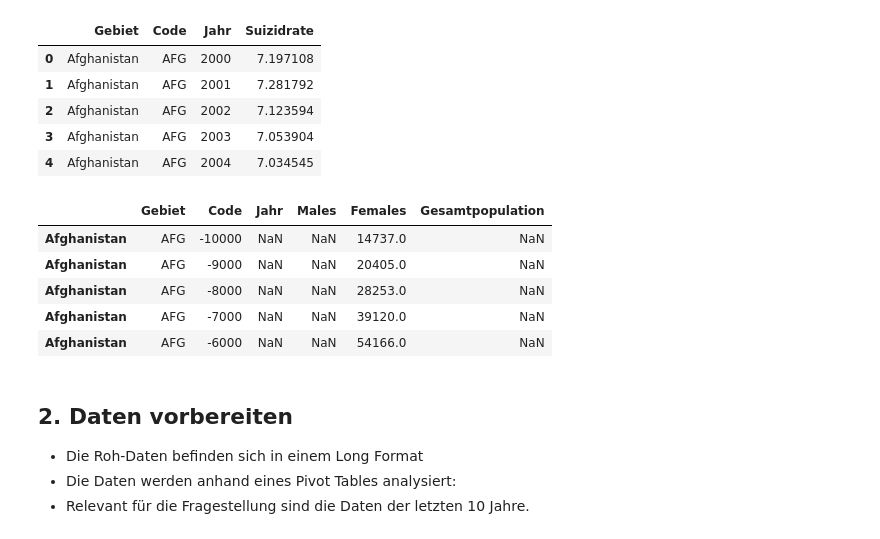
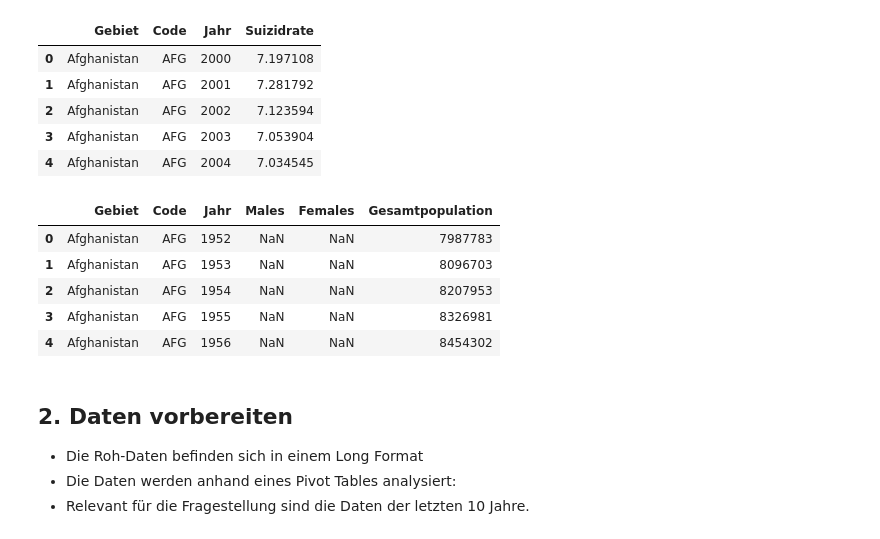
Before and after one commit to cardoali/BMLD-Python, a Jupyter notebook: Grundgerüst_Leistungsnachweis.ipynb, the cells around one changed output. Cells and saved outputs as stored; diff of their text form; code cells hidden in the pictures.

```diff
--- a/Grundgerüst_Leistungsnachweis.ipynb
+++ b/Grundgerüst_Leistungsnachweis.ipynb
@@ -42,16 +42,16 @@ df.head()
 | 3 | Afghanistan | AFG | 2003 | 7.053904 |
 | 4 | Afghanistan | AFG | 2004 | 7.034545 |
 # %%
-df = pd.read_csv('Zusätzlicher Datensatz.csv', skiprows=1,
-                 names=['Gebiet','Code','Jahr','Males', 'Females','Gesamtpopulation'])
+df = pd.read_csv('suicide-rate-male-female-who-mdb.csv', usecols=[0,1,2,3,4,5], skiprows=1,
+                 names=['Gebiet','Code','Jahr','Males', 'Females','Gesamtpopulation','Weltregionen'])
 df.head()
 # %% [output]
 |  | Gebiet | Code | Jahr | Males | Females | Gesamtpopulation |
-| Afghanistan | AFG | -10000 | NaN | NaN | 14737.0 | NaN |
-| Afghanistan | AFG | -9000 | NaN | NaN | 20405.0 | NaN |
-| Afghanistan | AFG | -8000 | NaN | NaN | 28253.0 | NaN |
-| Afghanistan | AFG | -7000 | NaN | NaN | 39120.0 | NaN |
-| Afghanistan | AFG | -6000 | NaN | NaN | 54166.0 | NaN |
+| 0 | Afghanistan | AFG | 1952 | NaN | NaN | 7987783 |
+| 1 | Afghanistan | AFG | 1953 | NaN | NaN | 8096703 |
+| 2 | Afghanistan | AFG | 1954 | NaN | NaN | 8207953 |
+| 3 | Afghanistan | AFG | 1955 | NaN | NaN | 8326981 |
+| 4 | Afghanistan | AFG | 1956 | NaN | NaN | 8454302 |
 # %% [markdown]
 ## 2. Daten vorbereiten
 - Die Roh-Daten befinden sich in einem Long Format
```
